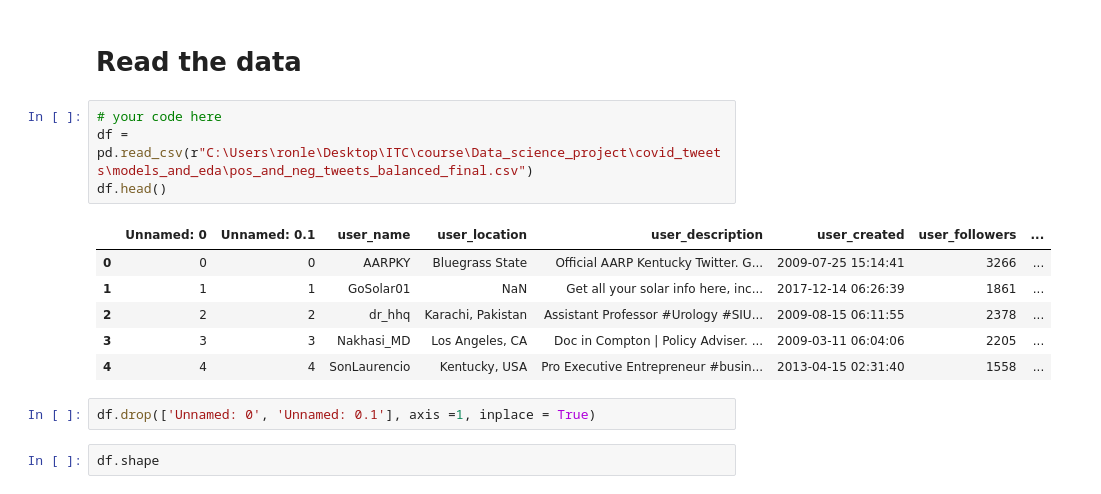
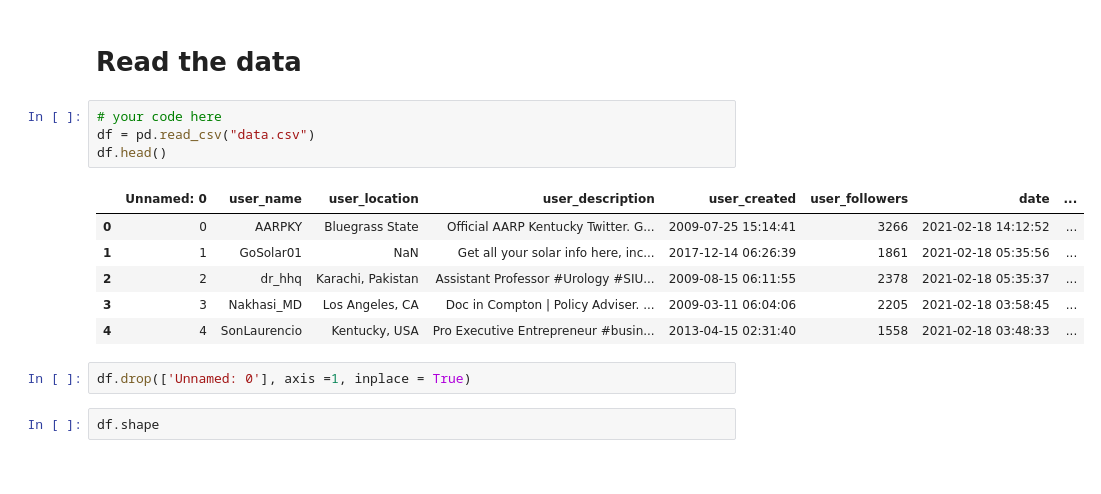
Before and after one commit to netageva/covid_tweets, a Jupyter notebook: RandomForest Model.ipynb, the cells around one changed output. Cells and saved outputs as stored; diff of their text form.

Commit message:
rons model

```diff
--- a/RandomForest Model.ipynb
+++ b/RandomForest Model.ipynb
@@ -11,17 +11,17 @@ warnings.filterwarnings("ignore")
 # Read the data
 # %%
 # your code here
-df = pd.read_csv(r"C:\Users\ronle\Desktop\ITC\course\Data_science_project\covid_tweets\models_and_eda\pos_and_neg_tweets_balanced_final.csv")
+df = pd.read_csv("data.csv")
 df.head()
 # %% [output]
-|  | Unnamed: 0 | Unnamed: 0.1 | user_name | user_location | user_description | user_created | user_followers | ... |
-| 0 | 0 | 0 | AARPKY | Bluegrass State | Official AARP Kentucky Twitter. G... | 2009-07-25 15:14:41 | 3266 | ... |
-| 1 | 1 | 1 | GoSolar01 | NaN | Get all your solar info here, inc... | 2017-12-14 06:26:39 | 1861 | ... |
-| 2 | 2 | 2 | dr_hhq | Karachi, Pakistan | Assistant Professor #Urology #SIU... | 2009-08-15 06:11:55 | 2378 | ... |
-| 3 | 3 | 3 | Nakhasi_MD | Los Angeles, CA | Doc in Compton | Policy Adviser. ... | 2009-03-11 06:04:06 | 2205 | ... |
-| 4 | 4 | 4 | SonLaurencio | Kentucky, USA | Pro Executive Entrepreneur #busin... | 2013-04-15 02:31:40 | 1558 | ... |
+|  | Unnamed: 0 | user_name | user_location | user_description | user_created | user_followers | date | ... |
+| 0 | 0 | AARPKY | Bluegrass State | Official AARP Kentucky Twitter. G... | 2009-07-25 15:14:41 | 3266 | 2021-02-18 14:12:52 | ... |
+| 1 | 1 | GoSolar01 | NaN | Get all your solar info here, inc... | 2017-12-14 06:26:39 | 1861 | 2021-02-18 05:35:56 | ... |
+| 2 | 2 | dr_hhq | Karachi, Pakistan | Assistant Professor #Urology #SIU... | 2009-08-15 06:11:55 | 2378 | 2021-02-18 05:35:37 | ... |
+| 3 | 3 | Nakhasi_MD | Los Angeles, CA | Doc in Compton | Policy Adviser. ... | 2009-03-11 06:04:06 | 2205 | 2021-02-18 03:58:45 | ... |
+| 4 | 4 | SonLaurencio | Kentucky, USA | Pro Executive Entrepreneur #busin... | 2013-04-15 02:31:40 | 1558 | 2021-02-18 03:48:33 | ... |
 # %%
-df.drop(['Unnamed: 0', 'Unnamed: 0.1'], axis =1, inplace = True)
+df.drop(['Unnamed: 0'], axis =1, inplace = True)
 # %%
 df.shape
 # %% [output]
```
Also changed, not shown: parts of 36 cells of this notebook.
